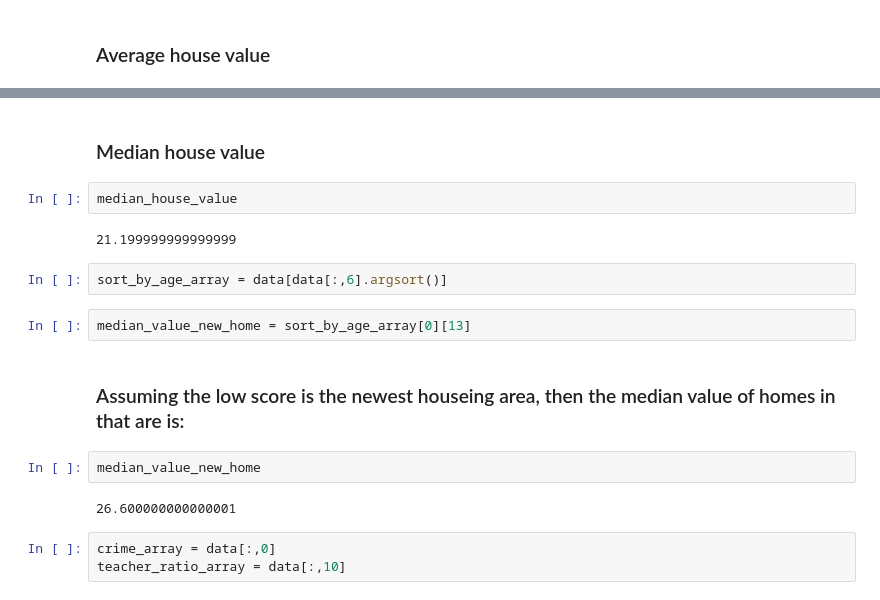
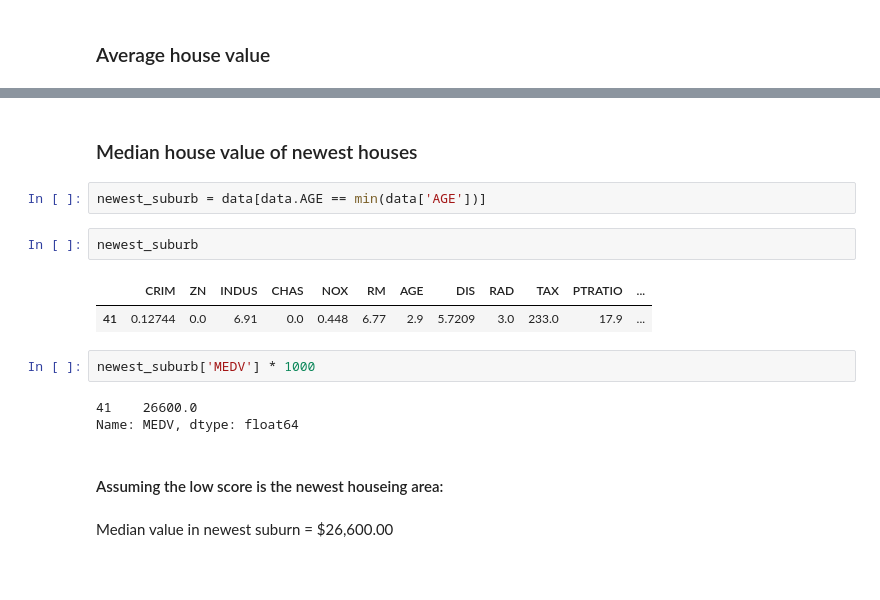
Before and after one commit to midfies/machine-learning, a Jupyter notebook: analyze_data_set.ipynb, the cells around one changed output, grey strips where cells are left out. Drawn from its saved outputs; the diff is of its cells as text; blank space fills up the shorter version.

```diff
--- a/analyze_data_set.ipynb
+++ b/analyze_data_set.ipynb
@@ -21,19 +112,18 @@ average_house_value
 # %% [markdown]
-### Median house value
+### Median house value of newest houses
-# %%
-median_house_value
-# %% [output]
-21.199999999999999
-# %%
-sort_by_age_array = data[data[:,6].argsort()]
-# %%
-median_value_new_home = sort_by_age_array[0][13]
+# %%
+newest_suburb = data[data.AGE == min(data['AGE'])]
+# %%
+newest_suburb
+# %% [output]
+|  | CRIM | ZN | INDUS | CHAS | NOX | RM | AGE | DIS | RAD | TAX | PTRATIO | ... |
+| 41 | 0.12744 | 0.0 | 6.91 | 0.0 | 0.448 | 6.77 | 2.9 | 5.7209 | 3.0 | 233.0 | 17.9 | ... |
+# %%
+newest_suburb['MEDV'] * 1000
+# %% [output]
+41    26600.0
+Name: MEDV, dtype: float64
 # %% [markdown]
-### Assuming the low score is the newest houseing area, then the median value of homes in that are is:
+#### Assuming the low score is the newest houseing area:
-# %%
-median_value_new_home
-# %% [output]
-26.600000000000001
-# %%
-crime_array = data[:,0]
-teacher_ratio_array = data[:,10]
+# %% [markdown]
+Median value in newest suburn = $26,600.00
```
Also changed, not shown: parts of 41 cells of this notebook, 1 other file.
